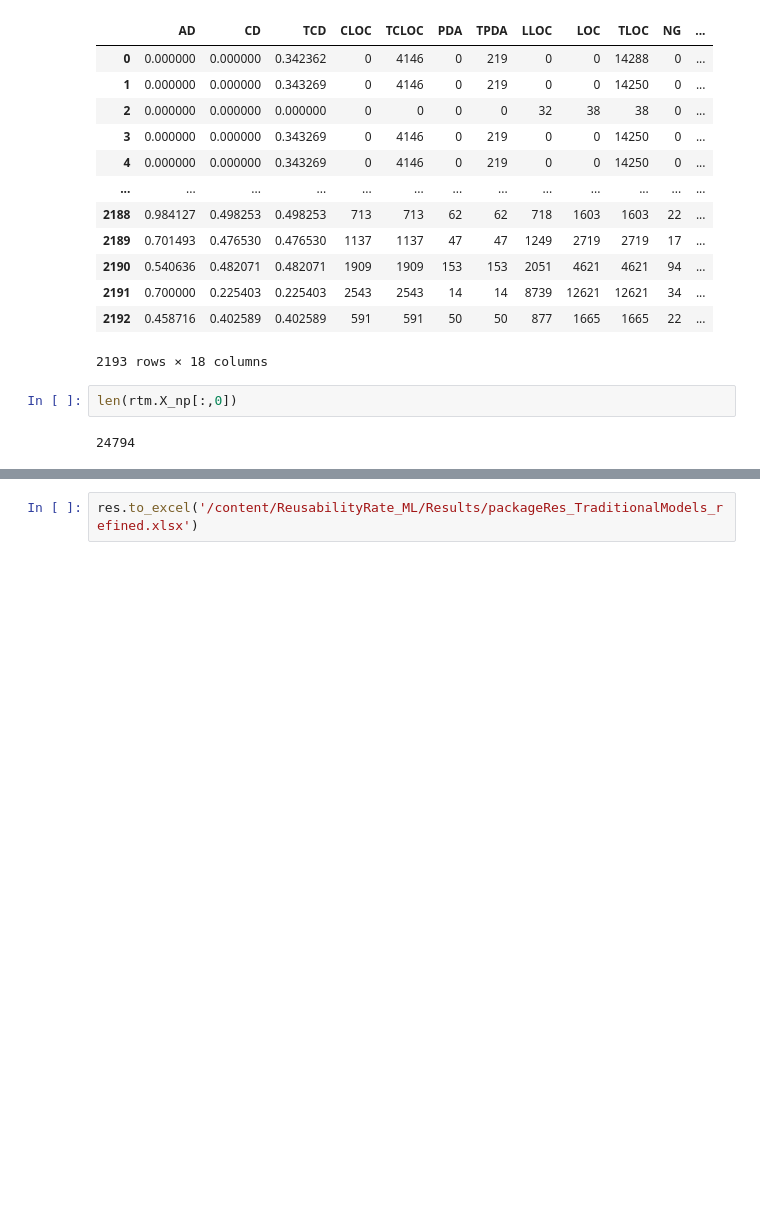
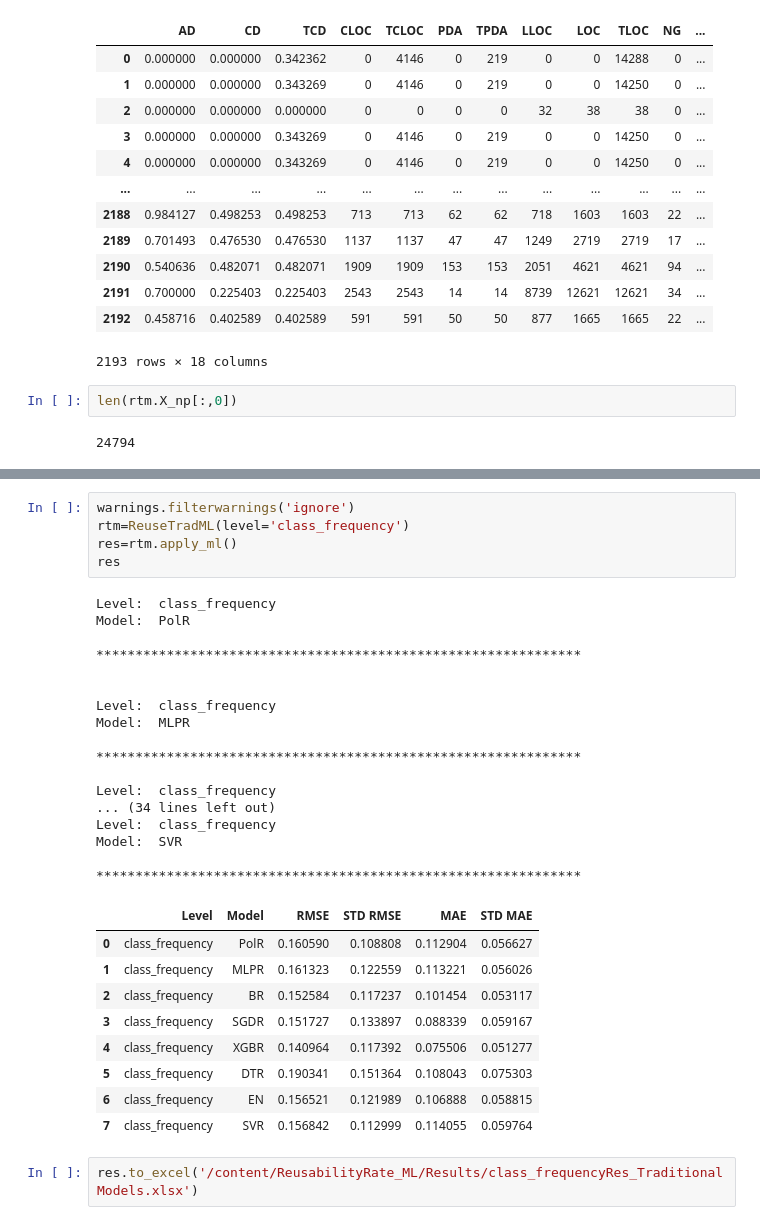
Before and after one commit to NeuralClassifier/ReusabilityRate_ML, a Jupyter notebook: CMPUT_663_ReuseRate_ML.ipynb, the cells around one changed output, grey strips where cells are left out. Drawn from its saved outputs; the diff is of its cells as text; blank space fills up the shorter version.

```diff
--- a/CMPUT_663_ReuseRate_ML.ipynb
+++ b/CMPUT_663_ReuseRate_ML.ipynb
@@ -356,2 +534,34 @@ At i:  17  x =  [ 0.  0.  0. ... 15. 29. 18.]
+# %%
+warnings.filterwarnings('ignore')
+rtm=ReuseTradML(level='class_frequency')
+res=rtm.apply_ml()
+res
+# %% [output]
+Level:  class_frequency
+Model:  PolR
+
+**************************************************************
+
+
+Level:  class_frequency
+Model:  MLPR
+
+**************************************************************
+
+Level:  class_frequency
+... (34 lines left out)
+Level:  class_frequency
+Model:  SVR
+
+**************************************************************
+|  | Level | Model | RMSE | STD RMSE | MAE | STD MAE |
+| 0 | class_frequency | PolR | 0.160590 | 0.108808 | 0.112904 | 0.056627 |
+| 1 | class_frequency | MLPR | 0.161323 | 0.122559 | 0.113221 | 0.056026 |
+| 2 | class_frequency | BR | 0.152584 | 0.117237 | 0.101454 | 0.053117 |
+| 3 | class_frequency | SGDR | 0.151727 | 0.133897 | 0.088339 | 0.059167 |
+| 4 | class_frequency | XGBR | 0.140964 | 0.117392 | 0.075506 | 0.051277 |
+| 5 | class_frequency | DTR | 0.190341 | 0.151364 | 0.108043 | 0.075303 |
+| 6 | class_frequency | EN | 0.156521 | 0.121989 | 0.106888 | 0.058815 |
+| 7 | class_frequency | SVR | 0.156842 | 0.112999 | 0.114055 | 0.059764 |
 # %%
-res.to_excel('/content/ReusabilityRate_ML/Results/packageRes_TraditionalModels_refined.xlsx')
+res.to_excel('/content/ReusabilityRate_ML/Results/class_frequencyRes_TraditionalModels.xlsx')
```
Also changed, not shown: parts of 4 cells of this notebook.
